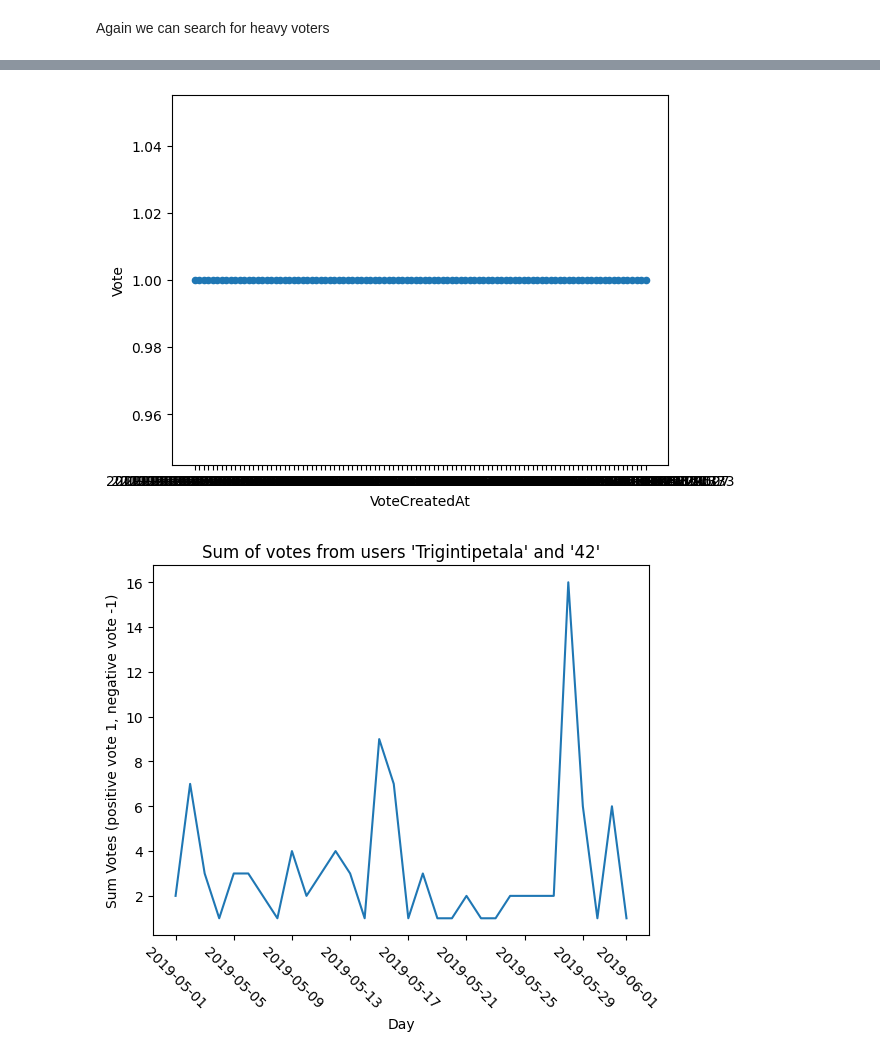
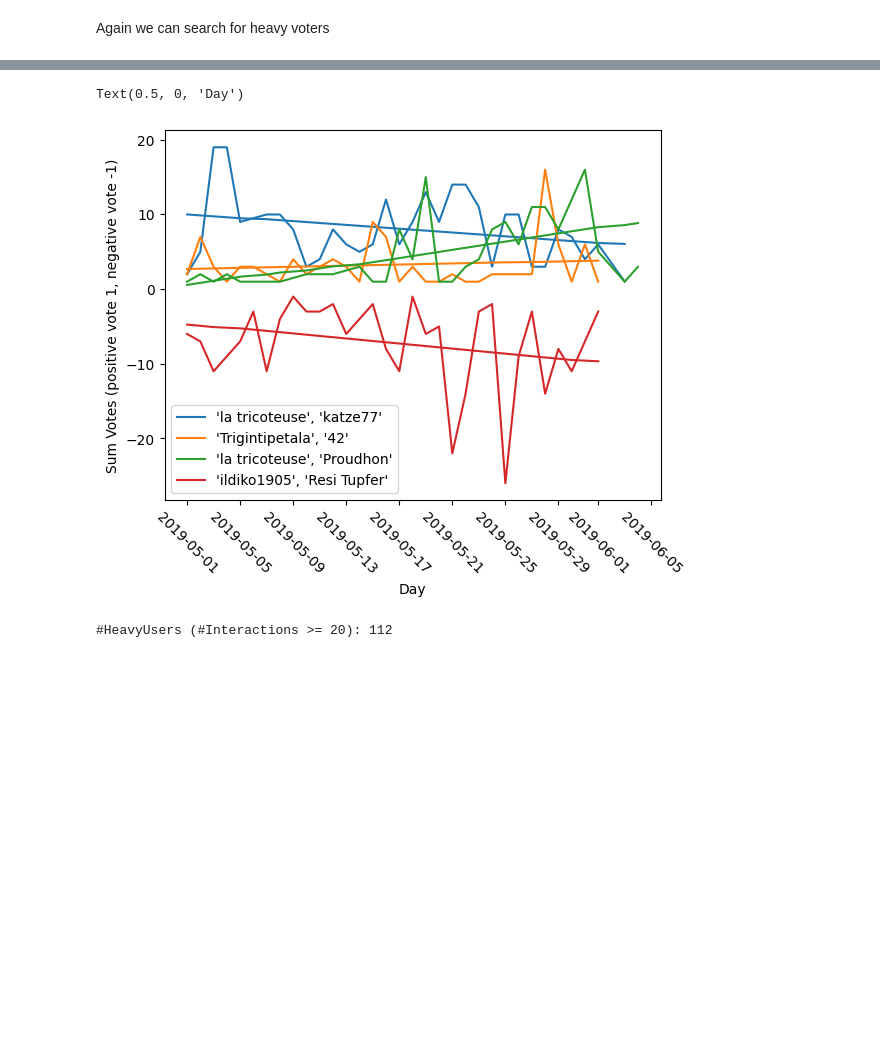
Before and after one commit to anaterovic/SNA, a Jupyter notebook: scripts/scripts_explain.ipynb, the cells around one changed output, grey strips where cells are left out. Saved outputs shown, nothing was run; the diff lists cells and outputs as text; code cells hidden in the pictures; blank space fills up the shorter version.

```diff
--- a/scripts/scripts_explain.ipynb
+++ b/scripts/scripts_explain.ipynb
@@ -117,21 +152,41 @@ Name: InteractionDate, Length: 2953362, dtype: int64
-# %%
-users = count_user_interaction.index[0]
-
-
-user_votes_heavy_users = user_votes[
-    ((user_votes["UserPost"] == users[0]) & (user_votes["UserVote"] == users[1])) |
-    ((user_votes["UserPost"] == users[1]) & (user_votes["UserVote"] == users[0]))]
-
-user_votes_heavy_users.sort_values("VoteCreatedAt").plot.scatter(x="VoteCreatedAt", y="Vote")
-plt.show()
-
-
-user_votes_heavy_users.groupby("InteractionDate")["Vote"].sum().sort_index().plot()
-plt.title("Sum of votes from users '" + str(users[0]) + "' and '" + str(users[1]) + "'")
-plt.xlabel("Day")
-plt.ylabel("Sum Votes (positive vote 1, negative vote -1)")
-plt.xticks(rotation=-45)
-plt.show()
-# %% [output]
-[figure, removed]
-[figure, removed]
+# %%
+def plot_sum_user_counts(i, users):
+    user_votes_heavy_users = user_votes[(user_votes["Users"] == users)].sort_values("VoteCreatedAt")
+    user1, user2 = user_votes_heavy_users.values[0][0:2]
+    label = f"'{user1}', '{user2}'"
+    res = user_votes_heavy_users.groupby("InteractionDate")["Vote"].sum()
+    ax = res.sort_index().plot(label=label)
+    [slope, intercept] = np.polyfit(range(0, len(res)), res.values, 1)
+    plt.plot(res.index, (np.arange(0,len(res))*slope)+intercept, color = ax.get_lines()[2*i].get_color())
+
+
+for i, i_user in enumerate([1, 2, 3 , 8]):
+    users = count_user_interaction_dates.index[i_user]
+    plot_sum_user_counts(i, users)
+
+plt.legend()
+plt.xticks(rotation=-45)
+plt.ylabel("Sum Votes (positive vote 1, negative vote -1)")
+plt.xlabel("Day")
+# %% [output]
+Text(0.5, 0, 'Day')
+[figure, added]
+# %%
+min_interaction = 20
+heavy_users = count_user_interaction_dates[count_user_interaction_dates > min_interaction].index
+print(f"#HeavyUsers (#Interactions >= {min_interaction}): {len(heavy_users)} ")
+
+positive_users = []
+negative_users = []
+
+for users in heavy_users:
+    votes_users = user_votes[user_votes["Users"] == users]
+    date_votes = votes_users.groupby("InteractionDate").agg({"Vote": ["sum", "mean"]})
+    [slope, intercept] = np.polyfit(range(0, len(date_votes)), date_votes[('Vote',  'sum')], 1)
+
+    if np.mean(date_votes[('Vote',  'mean')]) > 0:
+        positive_users.append((users, (slope, intercept)))
+    else:
+        negative_users.append((users, (slope, intercept)))
+# %% [output]
+#HeavyUsers (#Interactions >= 20): 112
```
Also changed, not shown: parts of 13 cells of this notebook.
